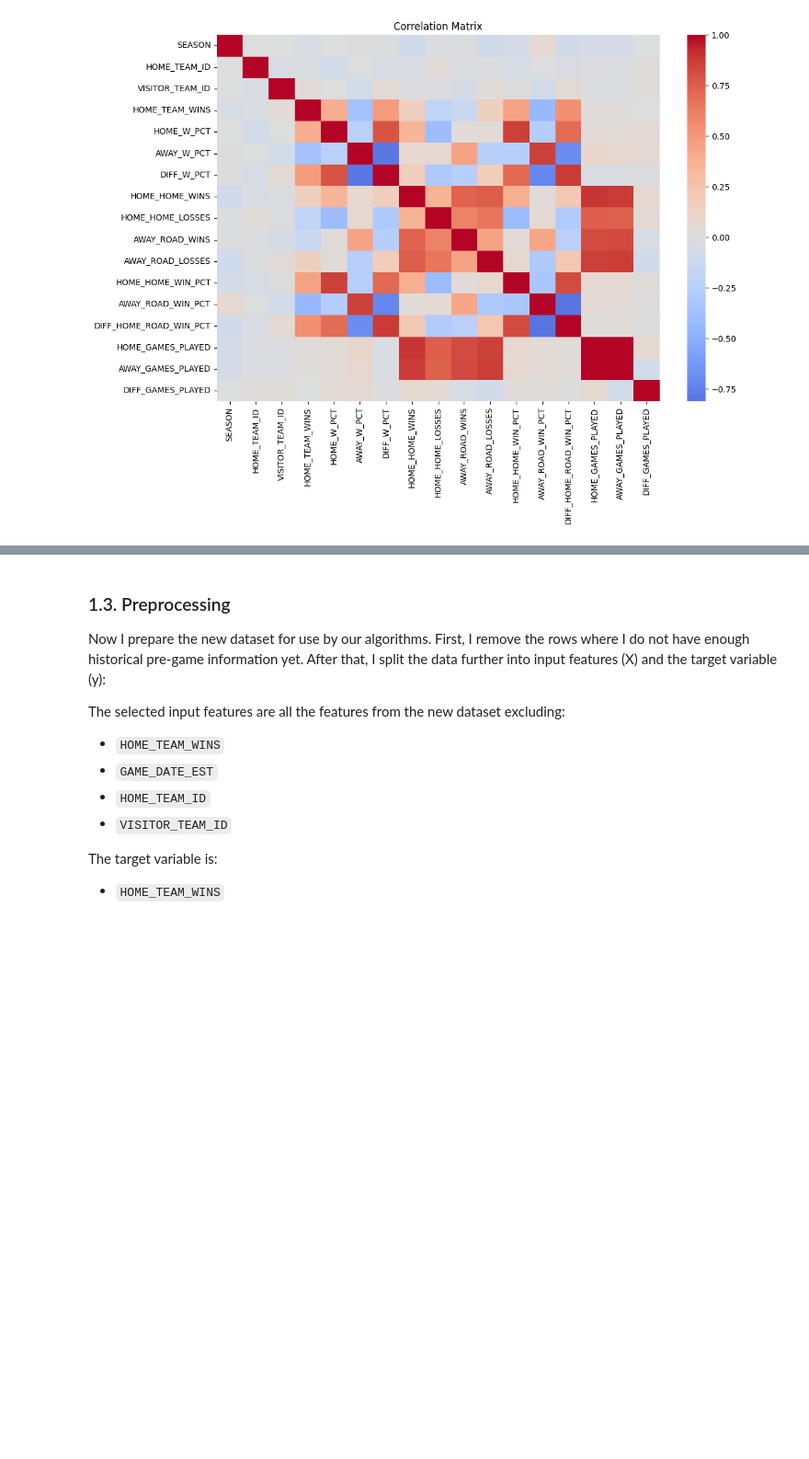
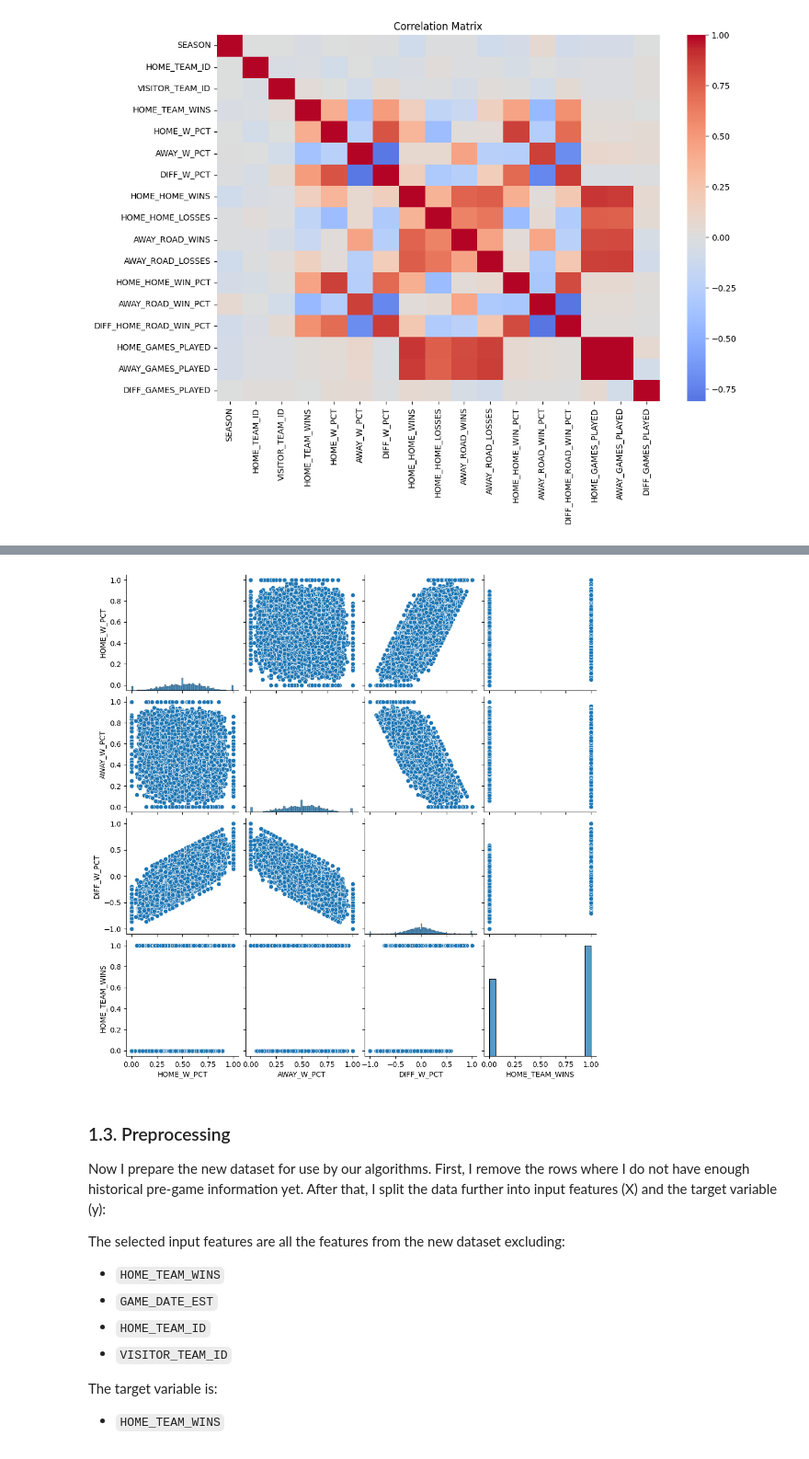
Before and after one commit to Marco7303/hslu-arint, a Jupyter notebook: mini-ml-project/notebooks/mini_ml_project.ipynb, the cells around one changed output, grey strips where cells are left out. Shown at 92% size. Saved outputs shown, nothing was run; the diff lists cells and outputs as text; code cells hidden in the pictures; blank space fills up the shorter version.

```diff
--- a/mini-ml-project/notebooks/mini_ml_project.ipynb
+++ b/mini-ml-project/notebooks/mini_ml_project.ipynb
@@ -291,3 +287,13 @@ plt.show()
+# %%
+sns.pairplot(engineered_df[[
+    "HOME_W_PCT",
+    "AWAY_W_PCT",
+    "DIFF_W_PCT",
+    "HOME_TEAM_WINS"
+]])
+plt.show()
+# %% [output]
+[figure, added]
 # %% [markdown]
 ### 1.3. Preprocessing
 
```
Also changed, not shown: parts of 4 cells of this notebook.
